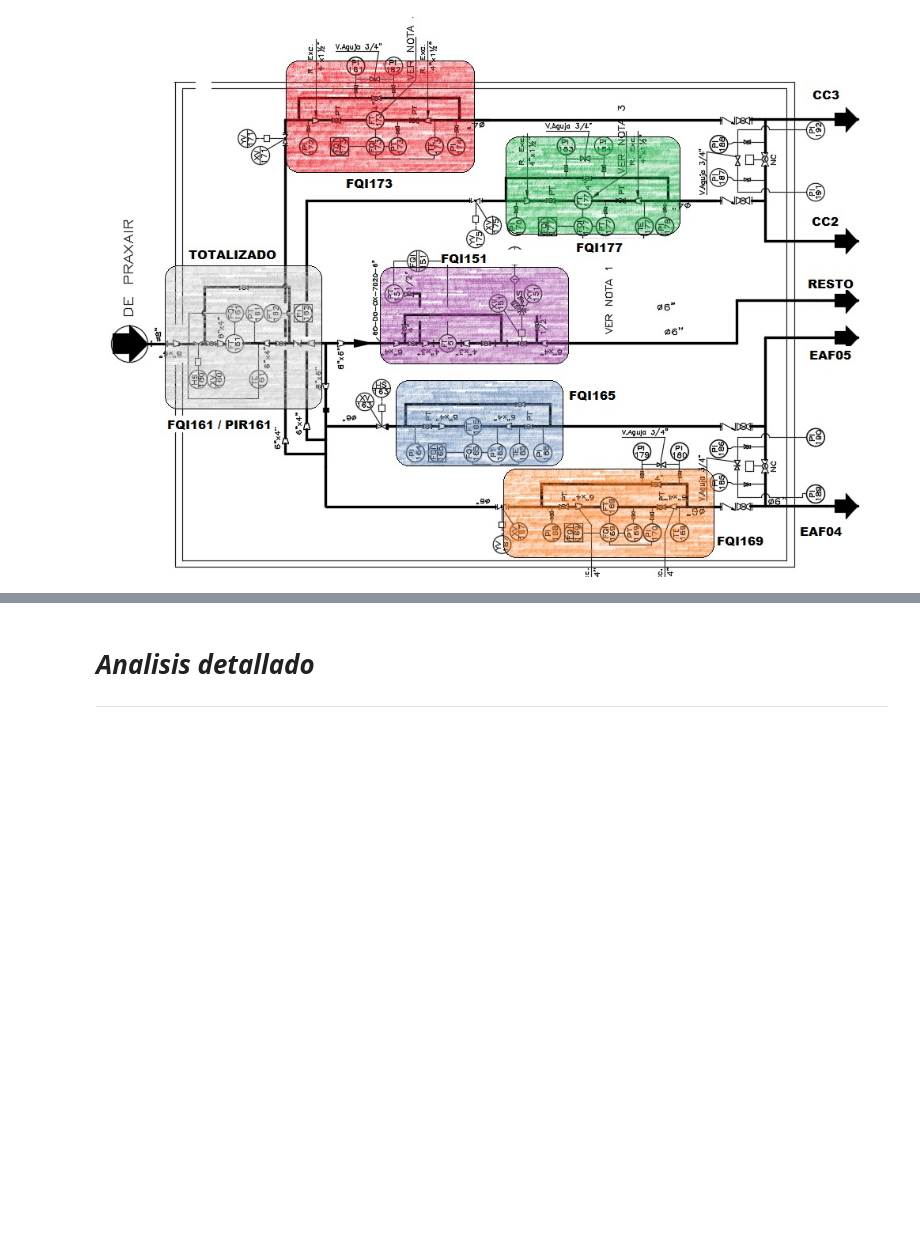
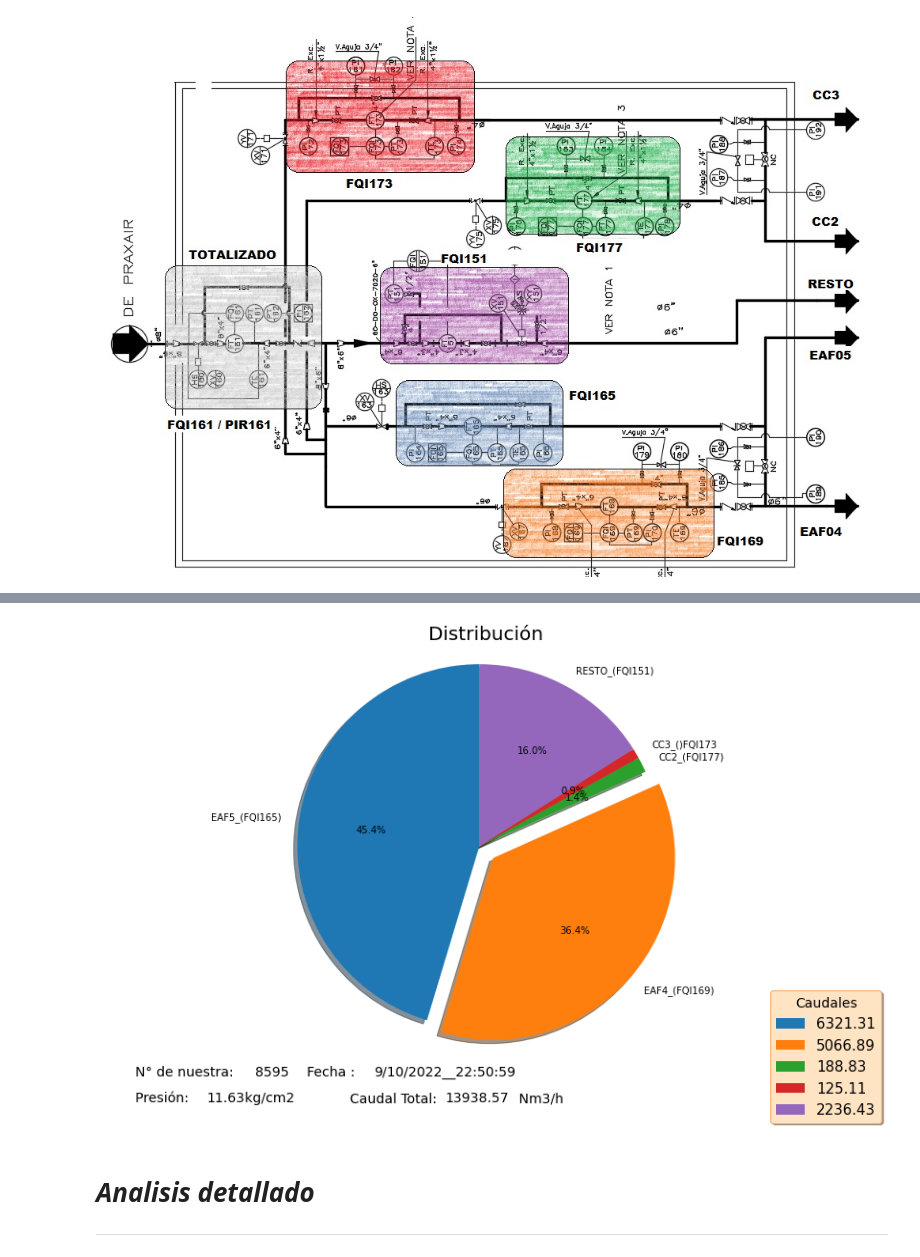
Before and after one commit to JuanCappelletti/Consteel_H06, a Jupyter notebook: ensayo.ipynb, the cells around one changed output, grey strips where cells are left out. Drawn from its saved outputs; the diff is of its cells as text; code cells hidden in the pictures; blank space fills up the shorter version.

```diff
--- a/ensayo.ipynb
+++ b/ensayo.ipynb
@@ -262,7 +265,7 @@ def PIE(c,T):
             verticalalignment='bottom',
             fontsize=14)
 
- ax4.annotate('N° de nuestra: ',
+ ax4.annotate('N° de nuestra:                 Fecha :',
             xy=(1, 1),
             xytext=(0.05, 0.1),    # fraction, fraction
             textcoords='figure fraction',
@@ -280,34 +283,46 @@ def PIE(c,T):
             verticalalignment='bottom',
             fontsize=14)
 
  ax4.annotate('Caudal Total:                   Nm3/h',
             xy=(1, 1),
             xytext=(0.32, 0.05),    # fraction, fraction
             textcoords='figure fraction',
             arrowprops=None,
             horizontalalignment='left',
             verticalalignment='bottom',
             fontsize=14)
  ax4.annotate(str(df.loc[x]['FQI161']),
             xy=(1, 1),
             xytext=(0.44, 0.05),    # fraction, fraction
             textcoords='figure fraction',
             arrowprops=None,
             horizontalalignment='left',
             verticalalignment='bottom',
             fontsize=14)
+
+ ax4.annotate(str(df.loc[x]['Date'])+'__'+str(df.loc[x]['Time']),
+            xy=(1, 1),
+            xytext=(0.35, 0.1),    # fraction, fraction
+            textcoords='figure fraction',
+            arrowprops=None,
+            horizontalalignment='left',
+            verticalalignment='bottom',
+            fontsize=14)
+
  if Exp==1:
    fig4.savefig(y)
  plt.show()
 
 
 #####################################################
 
-Item = 334 #@param {type:"number"}
+Item = 8595 #@param {type:"number"}
 Exp = False #@param {type:"boolean"}
 
 
 PIE(Item,Muestra)
+# %% [output]
+[figure, added]
 # %% [markdown]
 # ***Analisis detallado***
 ---
```
Also changed, not shown: parts of 3 cells of this notebook.
